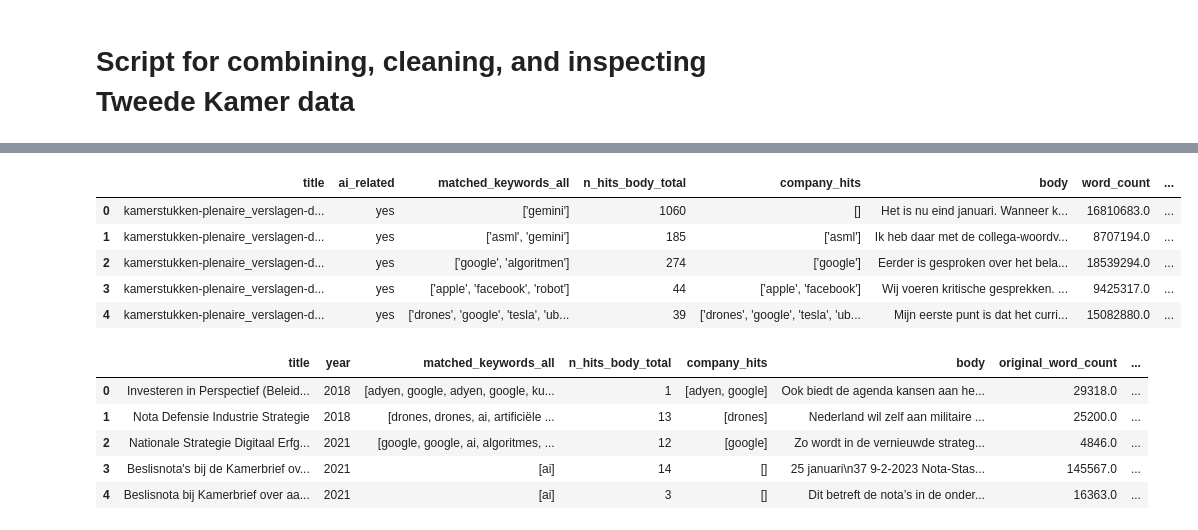
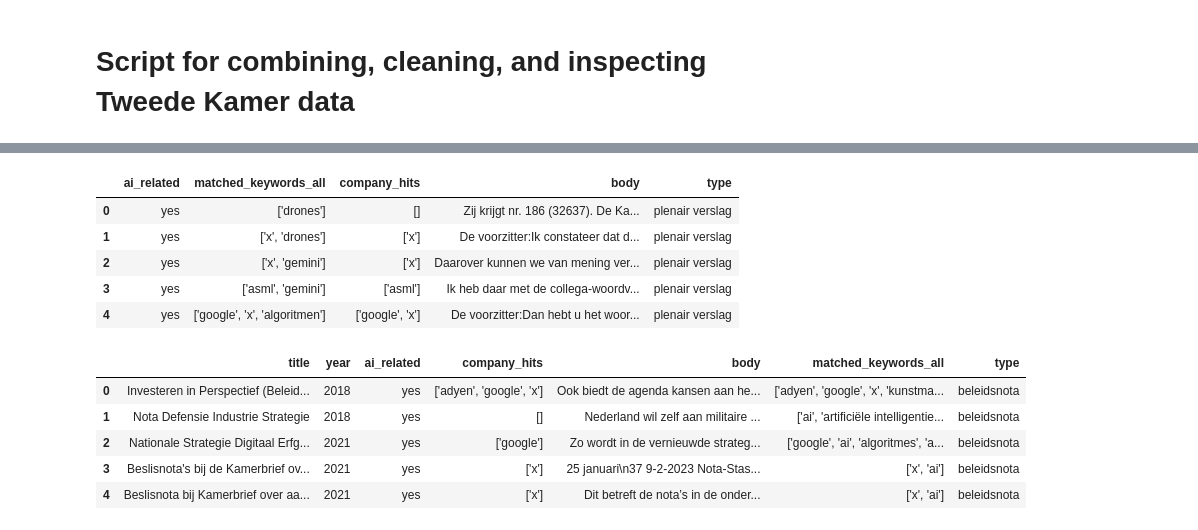
Before and after one commit to jolyeline/HUMAN, a Jupyter notebook: tweede_kamer/02_combining+cleaning.ipynb, the cells around one changed output, grey strips where cells are left out. Cells and saved outputs as stored; diff of their text form; code cells hidden in the pictures.

```diff
--- a/tweede_kamer/02_combining+cleaning.ipynb
+++ b/tweede_kamer/02_combining+cleaning.ipynb
@@ -91,39 +94,47 @@ vergaderstukken.head()
 # %%
-plenaire_verslagen = pd.read_csv(r"C:\Users\joly-\OneDrive - Universiteit Utrecht\UU\Dataschool\HUMAN\scripts\policy_papers\data\plenaire_verslagen\plenaire_verslagen_relevant_sections.csv")
+plenaire_verslagen = pd.read_csv(r"C:\Users\joly-\Github\HUMAN\tweede_kamer\scraping_plen_ver\plenaire_verslagen_classified.csv", index_col=0)
+
+plenaire_verslagen = plenaire_verslagen.reset_index(drop=True)
 
 # drop columns
-plenaire_verslagen.drop(['relevant_word_count','text', 'matched_keywords_title', 'n_hits_title_total', 'matched_keywords_body'], axis=1, inplace=True)
+plenaire_verslagen.drop(['matched_keywords_title', 'matched_keywords_body', 'n_hits_title_total', 'n_hits_body_total'], axis=1, inplace=True)
 
-plenaire_verslagen['type'] = 'plenair_verslag'
+# # # rename column matched keywords
+# # plenaire_verslagen = plenaire_verslagen.rename(columns={"matched_keywords_all": "matched_keywords"})
 
-plenaire_verslagen = plenaire_verslagen.rename(columns={"filename": "title"} )
+plenaire_verslagen['type'] = 'plenair verslag'
+
+
+
+
+# plenaire_verslagen = plenaire_verslagen.rename(columns={"filename": "title"} )
 plenaire_verslagen = plenaire_verslagen.rename(columns={"relevant_text": "body"})
 
-plenaire_verslagen["year"] = plenaire_verslagen["title"].str.extract(r"(\d{4})")
+# # plenaire_verslagen["year"] = plenaire_verslagen["title"].str.extract(r"(\d{4})")
 plenaire_verslagen["body"] = plenaire_verslagen["body"].apply(deduplicate_block)
 
 plenaire_verslagen.head()
 # %% [output]
-|  | title | ai_related | matched_keywords_all | n_hits_body_total | company_hits | body | word_count | ... |
-| 0 | kamerstukken-plenaire_verslagen-d... | yes | ['gemini'] | 1060 | [] | Het is nu eind januari. Wanneer k... | 16810683.0 | ... |
-| 1 | kamerstukken-plenaire_verslagen-d... | yes | ['asml', 'gemini'] | 185 | ['asml'] | Ik heb daar met de collega-woordv... | 8707194.0 | ... |
-| 2 | kamerstukken-plenaire_verslagen-d... | yes | ['google', 'algoritmen'] | 274 | ['google'] | Eerder is gesproken over het bela... | 18539294.0 | ... |
-| 3 | kamerstukken-plenaire_verslagen-d... | yes | ['apple', 'facebook', 'robot'] | 44 | ['apple', 'facebook'] | Wij voeren kritische gesprekken. ... | 9425317.0 | ... |
-| 4 | kamerstukken-plenaire_verslagen-d... | yes | ['drones', 'google', 'tesla', 'ub... | 39 | ['drones', 'google', 'tesla', 'ub... | Mijn eerste punt is dat het curri... | 15082880.0 | ... |
+|  | ai_related | matched_keywords_all | company_hits | body | type |
+| 0 | yes | ['drones'] | [] | Zij krijgt nr. 186 (32637). De Ka... | plenair verslag |
+| 1 | yes | ['x', 'drones'] | ['x'] | De voorzitter:Ik constateer dat d... | plenair verslag |
+| 2 | yes | ['x', 'gemini'] | ['x'] | Daarover kunnen we van mening ver... | plenair verslag |
+| 3 | yes | ['asml', 'gemini'] | ['asml'] | Ik heb daar met de collega-woordv... | plenair verslag |
+| 4 | yes | ['google', 'x', 'algoritmen'] | ['google', 'x'] | De voorzitter:Dan hebt u het woor... | plenair verslag |
 # %%
 # combine dataframes
 tweede_kamer_data = pd.concat([beleidsstukken, vergaderstukken, plenaire_verslagen], ignore_index=True)
-tweede_kamer_data = tweede_kamer_data.drop(columns=['ai_related'])
+# tweede_kamer_data = tweede_kamer_data.drop(columns=['ai_related'])
 #rename  column
-tweede_kamer_data = tweede_kamer_data.rename(columns={"word_count": "original_word_count"})
+# tweede_kamer_data = tweede_kamer_data.rename(columns={"word_count": "original_word_count"})
 tweede_kamer_data.head()
 # %% [output]
-|  | title | year | matched_keywords_all | n_hits_body_total | company_hits | body | original_word_count | ... |
-| 0 | Investeren in Perspectief (Beleid... | 2018 | [adyen, google, adyen, google, ku... | 1 | [adyen, google] | Ook biedt de agenda kansen aan he... | 29318.0 | ... |
-| 1 | Nota Defensie Industrie Strategie | 2018 | [drones, drones, ai, artificiële ... | 13 | [drones] | Nederland wil zelf aan militaire ... | 25200.0 | ... |
-| 2 | Nationale Strategie Digitaal Erfg... | 2021 | [google, google, ai, algoritmes, ... | 12 | [google] | Zo wordt in de vernieuwde strateg... | 4846.0 | ... |
-| 3 | Beslisnota's bij de Kamerbrief ov... | 2021 | [ai] | 14 | [] | 25 januari\n37 9-2-2023 Nota-Stas... | 145567.0 | ... |
-| 4 | Beslisnota bij Kamerbrief over aa... | 2021 | [ai] | 3 | [] | Dit betreft de nota’s in de onder... | 16363.0 | ... |
+|  | title | year | ai_related | company_hits | body | matched_keywords_all | type |
+| 0 | Investeren in Perspectief (Beleid... | 2018 | yes | ['adyen', 'google', 'x'] | Ook biedt de agenda kansen aan he... | ['adyen', 'google', 'x', 'kunstma... | beleidsnota |
+| 1 | Nota Defensie Industrie Strategie | 2018 | yes | [] | Nederland wil zelf aan militaire ... | ['ai', 'artificiële intelligentie... | beleidsnota |
+| 2 | Nationale Strategie Digitaal Erfg... | 2021 | yes | ['google'] | Zo wordt in de vernieuwde strateg... | ['google', 'ai', 'algoritmes', 'a... | beleidsnota |
+| 3 | Beslisnota's bij de Kamerbrief ov... | 2021 | yes | ['x'] | 25 januari\n37 9-2-2023 Nota-Stas... | ['x', 'ai'] | beleidsnota |
+| 4 | Beslisnota bij Kamerbrief over aa... | 2021 | yes | ['x'] | Dit betreft de nota’s in de onder... | ['x', 'ai'] | beleidsnota |
 # %%
 tweede_kamer_data.head()
 # %% [output]
```
Also changed, not shown: parts of 11 cells of this notebook, 10 other files.
